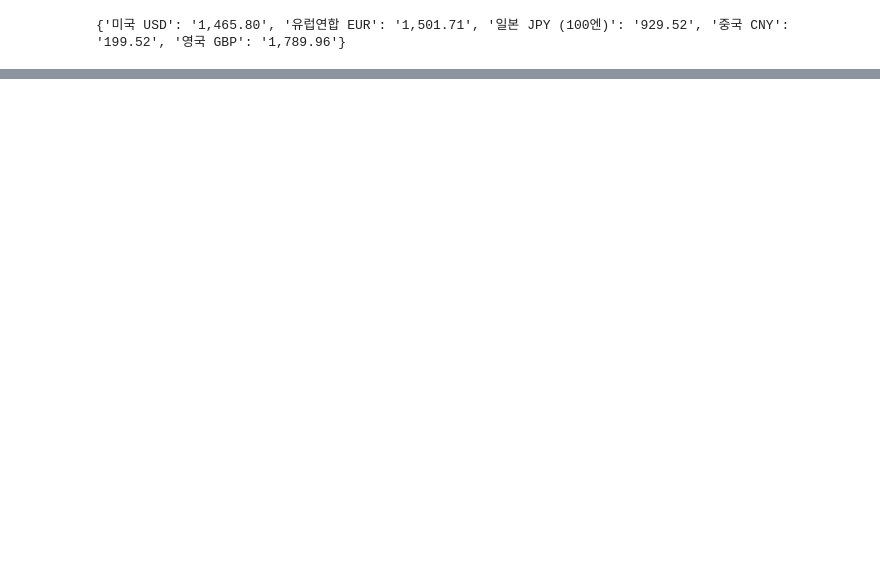
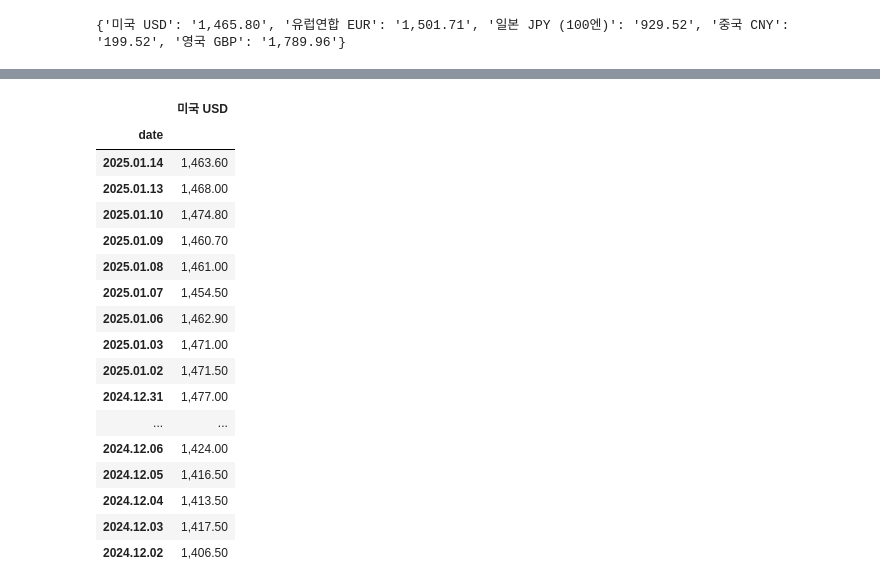
Before and after one commit to sunshinej01/E-nnoms_project, a Jupyter notebook: currency_crawling.ipynb, the cells around one changed output, grey strips where cells are left out. Drawn from its saved outputs; the diff is of its cells as text; code cells hidden in the pictures; blank space fills up the shorter version.

```diff
--- a/currency_crawling.ipynb
+++ b/currency_crawling.ipynb
@@ -69,0 +100,41 @@ print(currency)
+# %%
+rates = {}
+pg_num = 3
+for pg in range(pg_num):
+        url = f"https://finance.naver.com/marketindex/exchangeDailyQuote.naver?marketindexCd=FX_{tab}KRW&page={pg+1}"
+
+        response = requests.get(url)#, headers=headers)
+        soup = BeautifulSoup(response.text, 'html.parser')
+
+        date = soup.select('tbody tr')
+        #print(date)
+        dates = [d.select_one('td.date').text for d in date]
+        nums = [d.select_one('td.num').text for d in date]
+
+        for i in range(len(dates)):
+            rates[dates[i]] = nums[i]
+
+df = pd.DataFrame(list(rates.items()), columns=['date', '미국 USD'])
+
+# DataFrame을 원하는 형태로 변환
+df.set_index('date', inplace=True)
+df
+# %% [output]
+|  | 미국 USD |
+| date |  |
+| 2025.01.14 | 1,463.60 |
+| 2025.01.13 | 1,468.00 |
+| 2025.01.10 | 1,474.80 |
+| 2025.01.09 | 1,460.70 |
+| 2025.01.08 | 1,461.00 |
+| 2025.01.07 | 1,454.50 |
+| 2025.01.06 | 1,462.90 |
+| 2025.01.03 | 1,471.00 |
+| 2025.01.02 | 1,471.50 |
+| 2024.12.31 | 1,477.00 |
+| ... | ... |
+| 2024.12.06 | 1,424.00 |
+| 2024.12.05 | 1,416.50 |
+| 2024.12.04 | 1,413.50 |
+| 2024.12.03 | 1,417.50 |
+| 2024.12.02 | 1,406.50 |
```
Also changed, not shown: parts of 5 cells of this notebook.
